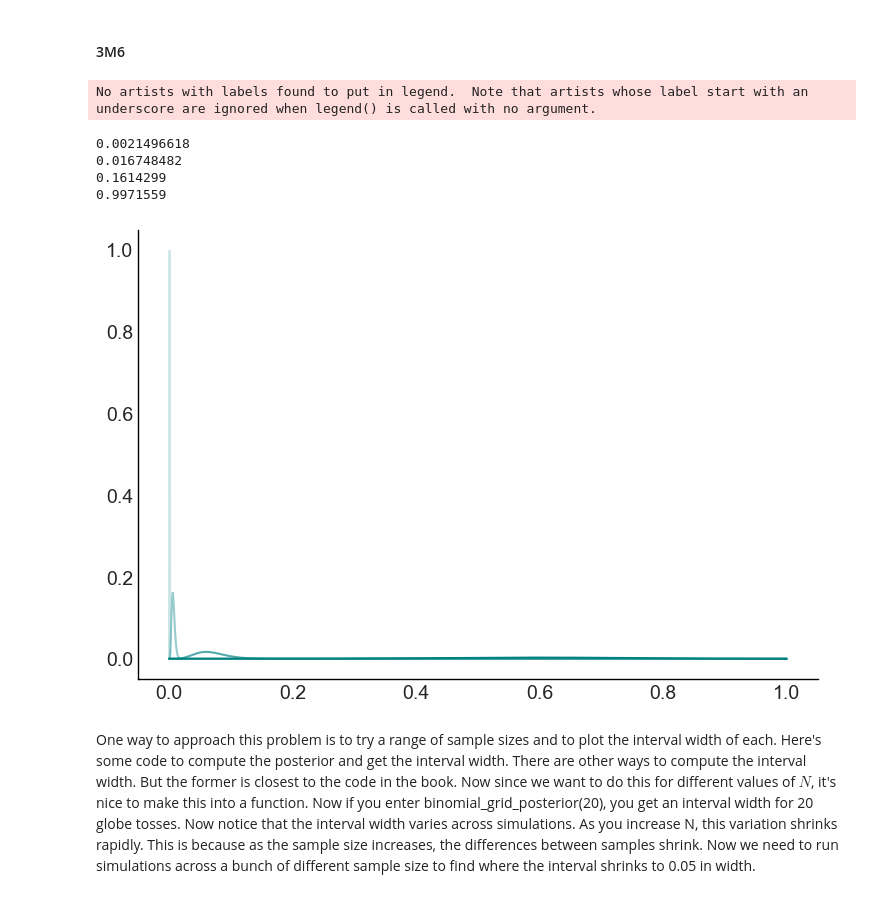
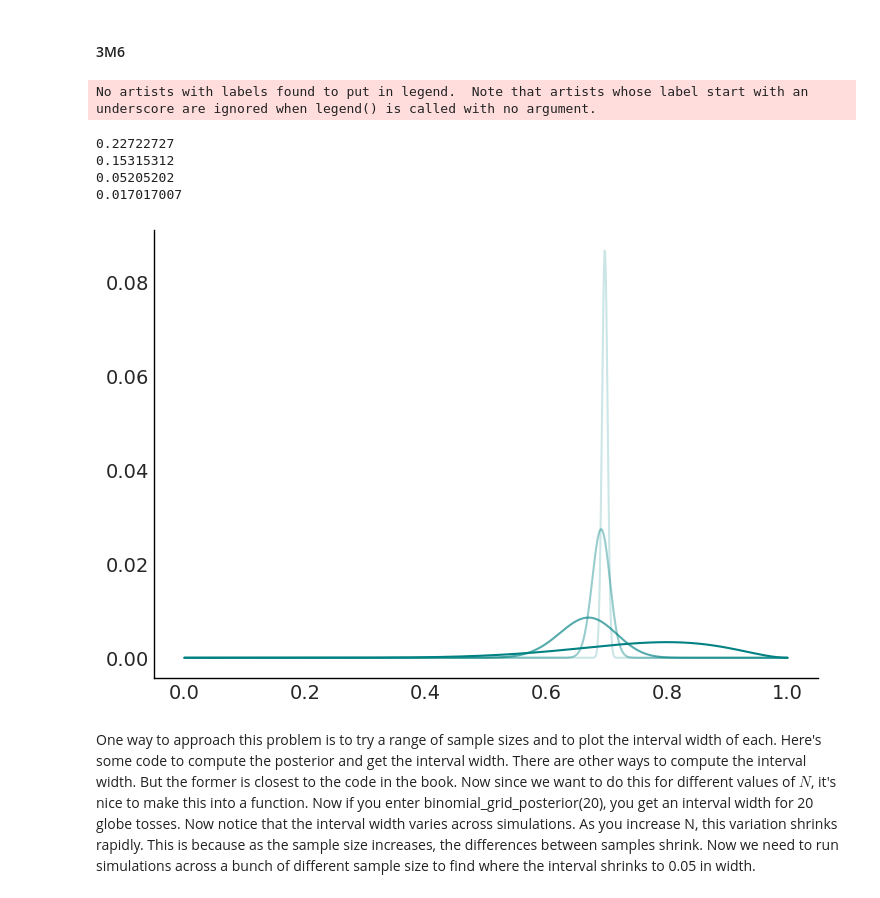
Before and after one commit to zsfrbkv/statrethink-course-numpyro-2019, a Jupyter notebook: statrethink_numpyro_w01.ipynb, the cells around one changed output. Cells and saved outputs as stored; diff of their text form; code cells hidden in the pictures.

```diff
--- a/statrethink_numpyro_w01.ipynb
+++ b/statrethink_numpyro_w01.ipynb
@@ -663,32 +691,37 @@ problem. Informative priors, when based on real scientific information, help. He
 # %%
 # define grid
 p_grid = jnp.linspace(start=0, stop=1, num=1000)
 
 # define prior
 prior = jnp.repeat(1, 1000)
 
 for n_tosses in jnp.array([10, 100, 1000, 10000]):
     # compute likelihood at each value in grid
-    likelihood = jnp.exp(dist.Binomial(total_count=n_tosses, probs=p_grid).log_prob(6))
+
+    counts = dist.Binomial(total_count=n_tosses, probs=0.7).sample(random.PRNGKey(100))
+
+    likelihood = jnp.exp(dist.Binomial(total_count=n_tosses, probs=p_grid).log_prob(counts))
 
     # compute product of likelihood and prior
     unstd_posterior = likelihood * prior
 
     # standardize the posterior, so it sums to 1
     posterior = unstd_posterior / jnp.sum(unstd_posterior)
 
-    PI = jnp.quantile(posterior, jnp.array([0.5, 99.5]))
+    samples = p_grid[dist.Categorical(posterior).sample(random.PRNGKey(100), (10000,))]
+
+    PI = jnp.quantile(samples, jnp.array([0.5, 99.5]))
     print(PI[1] - PI[0])
     sns.lineplot(x=p_grid, y=posterior)
 
 plt.legend();
 # %% [output]
 No artists with labels found to put in legend.  Note that artists whose label start with an underscore are ignored when legend() is called with no argument.
-0.0021496618
-0.016748482
-0.1614299
-0.9971559
+0.22722727
+0.15315312
+0.05205202
+0.017017007
-[figure, old version]
+[figure, new version]
 # %% [markdown]
 One way to approach this problem is to try a range of sample sizes and to plot the interval width of each. Here's some code to compute the posterior and get the interval width. There are other ways to compute the interval width. But the former is closest to the code in the book. Now since we want to do this for different values of $N$, it's nice to make this into a function. Now if you enter binomial_grid_posterior(20), you get an interval width for 20 globe tosses. Now notice that the interval width varies across simulations. As you increase N, this variation shrinks rapidly. This is because as the sample size increases, the differences between samples shrink. Now we need to run simulations across a bunch of different sample size to find where the interval shrinks to 0.05 in width.
 # %%
```
Also changed, not shown: parts of 8 cells of this notebook.
